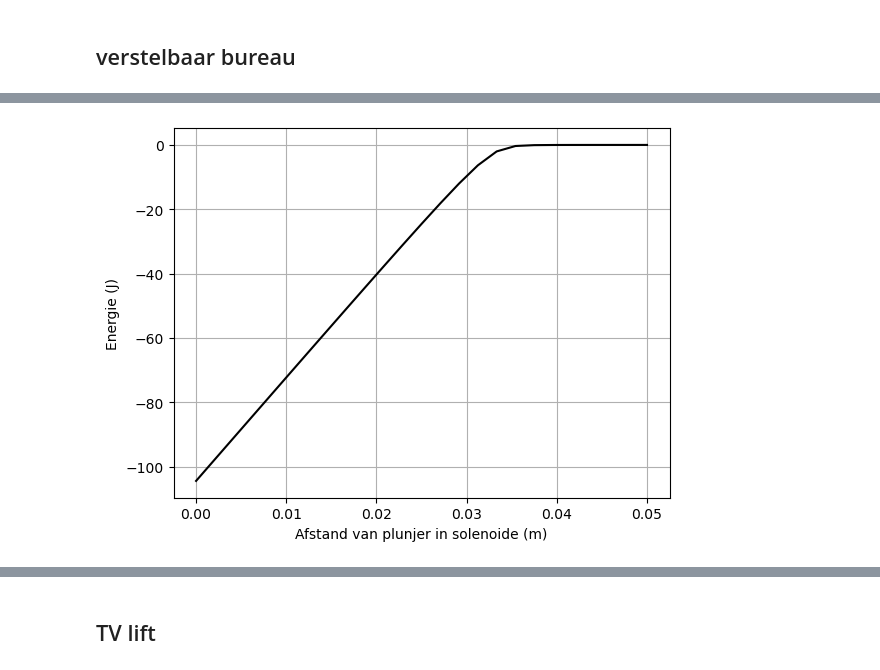
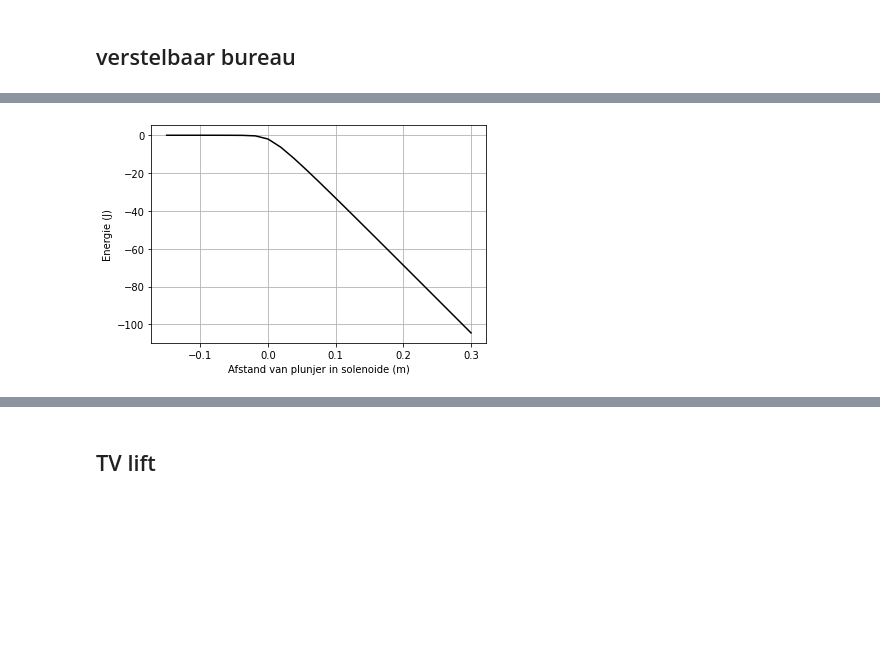
Before and after one commit to oprelo/opdrachten-DEF-D, a Jupyter notebook: DigitaleOntwerpopdrachten/2KrachtactuatorOpdracht/2KrachtactuatorOpdracht/KrachtactuatorOpdracht.ipynb, the cells around one changed output, grey strips where cells are left out. Cells and saved outputs as stored; diff of their text form; code cells hidden in the pictures; blank space fills up the shorter version.

```diff
--- a/DigitaleOntwerpopdrachten/2KrachtactuatorOpdracht/2KrachtactuatorOpdracht/KrachtactuatorOpdracht.ipynb
+++ b/DigitaleOntwerpopdrachten/2KrachtactuatorOpdracht/2KrachtactuatorOpdracht/KrachtactuatorOpdracht.ipynb
@@ -520,12 +521,9 @@ Zoals je uit je berekening voor het $\mathbf{H}$ kan zien is de energie van de p
 * Bereken de energie als functie van de afstand van de plunjer in de solenoide met behulp van onderstaand script
 # %%
 # integrate the field up to point z_p
-mu_0 = 4*np.pi*1e-7
-mu_r = 180000
-L_p = np.linspace(0, 1, 25)
 Wz=-0.5*np.pi*r_sol**2*np.cumsum(np.flipud(H_field[:,2])*mu_r*mu_0*np.flipud(H_field[:,2]))*(z_ax[1] - z_ax[0])
 
-plt.plot(L_p/2 - z_ax, np.flipud(Wz), '-k')
+plt.plot(L_sol/2 - z_ax, np.flipud(Wz), '-k')
 plt.xlabel('Afstand van plunjer in solenoide (m)'), plt.ylabel('Energie (J)'), plt.grid()
 plt.show()
 # %% [output]
@@ -604,13 +602,10 @@ plt.show()
 # %%
 # integrate the field up to point z_p
-mu_0 = 4*np.pi*1e-7
-mu_r = 180000
-L_p = np.linspace(0, 1, 25)
 Wz=-0.5*np.pi*r_sol**2*np.cumsum(np.flipud(H_field[:,2])*mu_r*mu_0*np.flipud(H_field[:,2]))*(z_ax[1] - z_ax[0])
 
-plt.plot(L_p/2 - z_ax, np.flipud(Wz), '-k')
+plt.plot(L_sol/2 - z_ax, np.flipud(Wz), '-k')
 plt.xlabel('Afstand van plunjer in solenoide (m)'), plt.ylabel('Energie (J)'), plt.grid()
 plt.show()
 # %% [output]
-[figure, old version]
+[figure, new version]
 # %%
```
Also changed, not shown: parts of 17 cells of this notebook.
